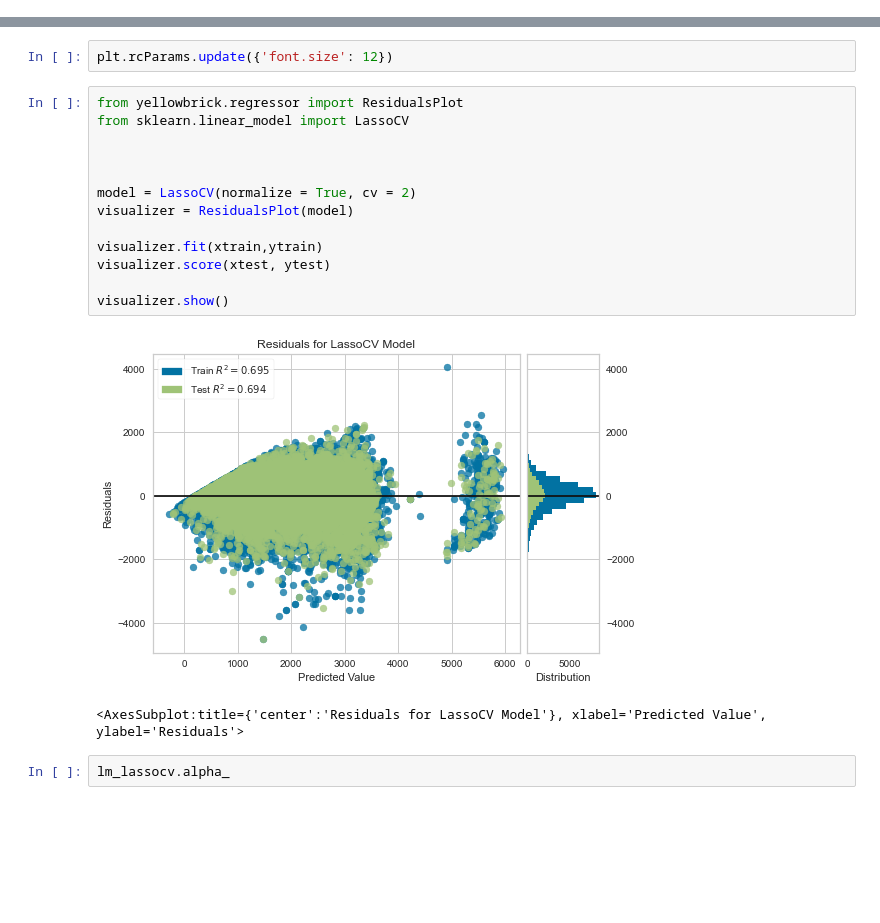
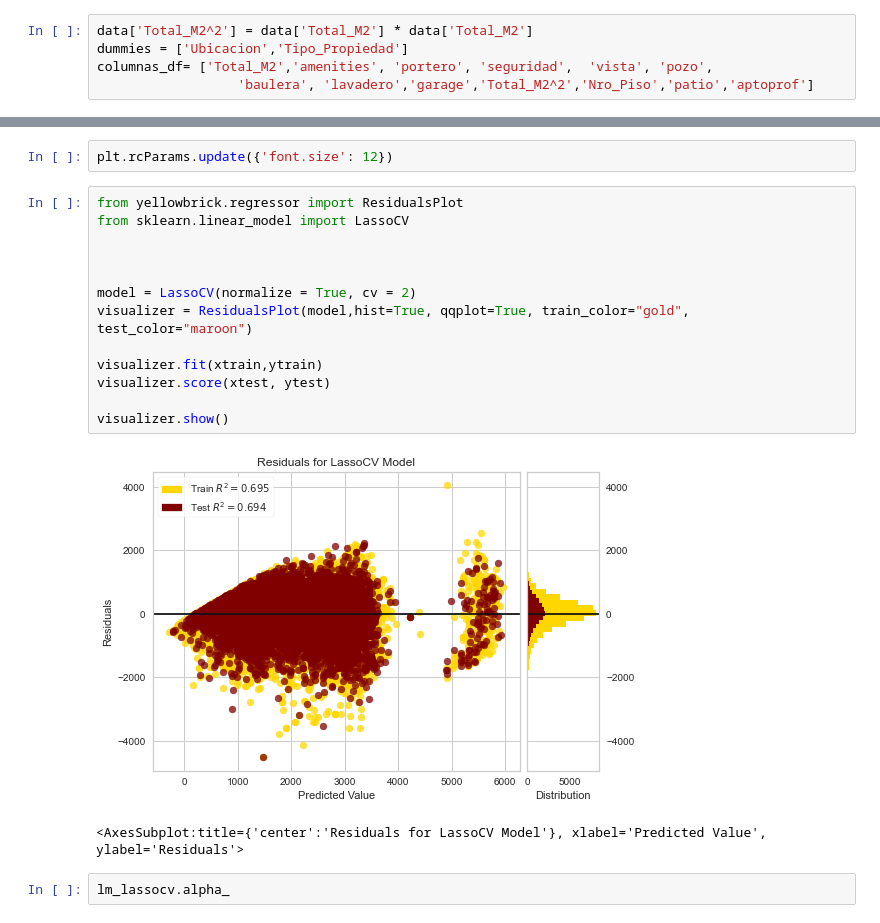
Before and after one commit to astach-DS/TP---Properati, a Jupyter notebook: TP properati PARTE 2.ipynb, the cells around one changed output, grey strips where cells are left out. Drawn from its saved outputs; the diff is of its cells as text; blank space fills up the shorter version.

Commit message:
Add files via upload
Gráficos de los scores de los modelos lineares

```diff
--- a/TP properati PARTE 2.ipynb
+++ b/TP properati PARTE 2.ipynb
@@ -16,3 +14,8 @@ data['Total_M2^2'] = data['Total_M2'] * data['Total_M2']
+# %%
+data['Total_M2^2'] = data['Total_M2'] * data['Total_M2']
+dummies = ['Ubicacion','Tipo_Propiedad']
+columnas_df= ['Total_M2','amenities', 'portero', 'seguridad',  'vista', 'pozo',
+                  'baulera', 'lavadero','garage','Total_M2^2','Nro_Piso','patio','aptoprof']
 # %%
 lm = linear_model.LinearRegression()
 lm_elastic = linear_model.ElasticNetCV(normalize = True, cv = 4)
@@ -130,18 +137,18 @@ plt.rcParams.update({'font.size': 12})
 # %%
 from yellowbrick.regressor import ResidualsPlot
 from sklearn.linear_model import LassoCV
 
 
 
 model = LassoCV(normalize = True, cv = 2)
-visualizer = ResidualsPlot(model)
+visualizer = ResidualsPlot(model,hist=True, qqplot=True, train_color="gold", test_color="maroon")
 
 visualizer.fit(xtrain,ytrain)
 visualizer.score(xtest, ytest)
 
 visualizer.show()
 # %% [output]
-[figure, old version]
+[figure, new version]
 <AxesSubplot:title={'center':'Residuals for LassoCV Model'}, xlabel='Predicted Value', ylabel='Residuals'>
 # %%
 lm_lassocv.alpha_
```
Also changed, not shown: parts of 21 cells of this notebook.
